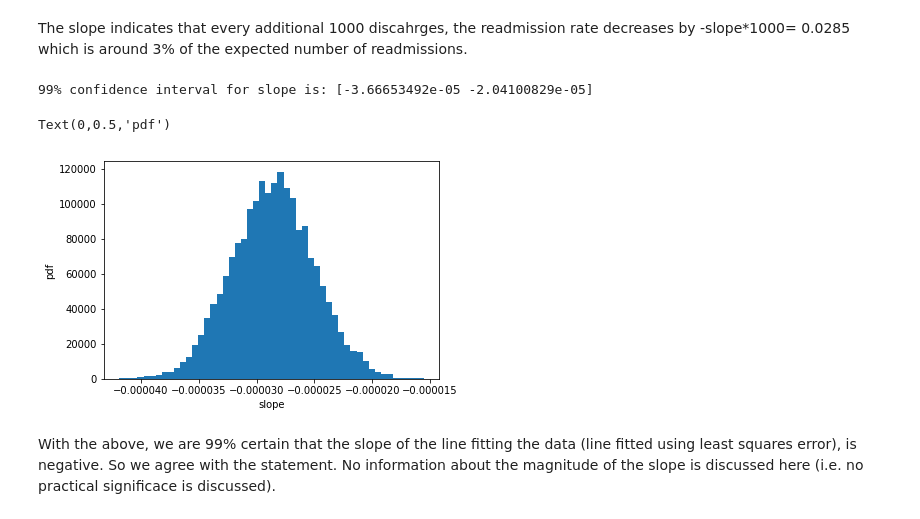
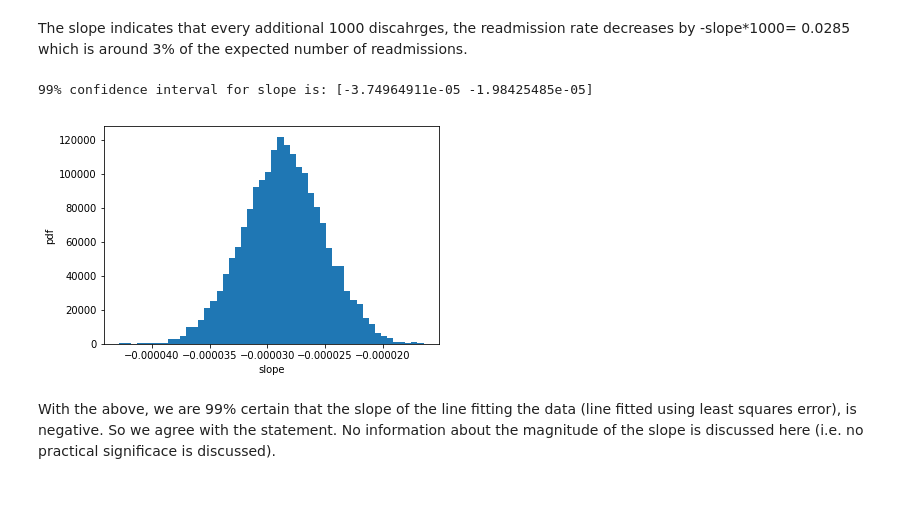
Before and after one commit to harajlim/Hospital-Readmission-Rate, a Jupyter notebook: sliderule_dsi_inferential_statistics_exercise_3.ipynb, the cells around one changed output. Drawn from its saved outputs; the diff is of its cells as text; code cells hidden in the pictures.

```diff
--- a/sliderule_dsi_inferential_statistics_exercise_3.ipynb
+++ b/sliderule_dsi_inferential_statistics_exercise_3.ipynb
@@ -153,27 +153,27 @@ which is around 3% of the expected number of readmissions.
 # %%
 #to get a confidence interval for the slope:
 
 bs_size=10000
 slope=np.empty(bs_size)
 index=np.arange(0,len(x))
 x=np.array(x)
 y=np.array(y)
 
 for i in range(10000):
 
     chosen_index=np.random.choice(index,size=len(index))
     a,b=np.polyfit(x[chosen_index],y[chosen_index],deg=1)
     slope[i]=a
 
 print('99% confidence interval for slope is: '+
-      str(np.percentile(slope,[1,99])))
+      str(np.percentile(slope,[0.5,99.5])))
 plt.hist(slope,bins=50,normed=True)
 plt.xlabel('slope')
 plt.ylabel('pdf')
+plt.show()
 # %% [output]
-99% confidence interval for slope is: [-3.66653492e-05 -2.04100829e-05]
+99% confidence interval for slope is: [-3.74964911e-05 -1.98425485e-05]
-Text(0,0.5,'pdf')
-[figure, old version]
+[figure, new version]
 # %% [markdown]
 With the above, we are 99% certain that the slope of the line fitting the data (line fitted using least squares error), is negative. So we agree with the statement. No information about the magnitude of the slope is discussed here (i.e. no practical significace is discussed).
 # %% [markdown]
```
Also changed, not shown: parts of 9 cells of this notebook.
